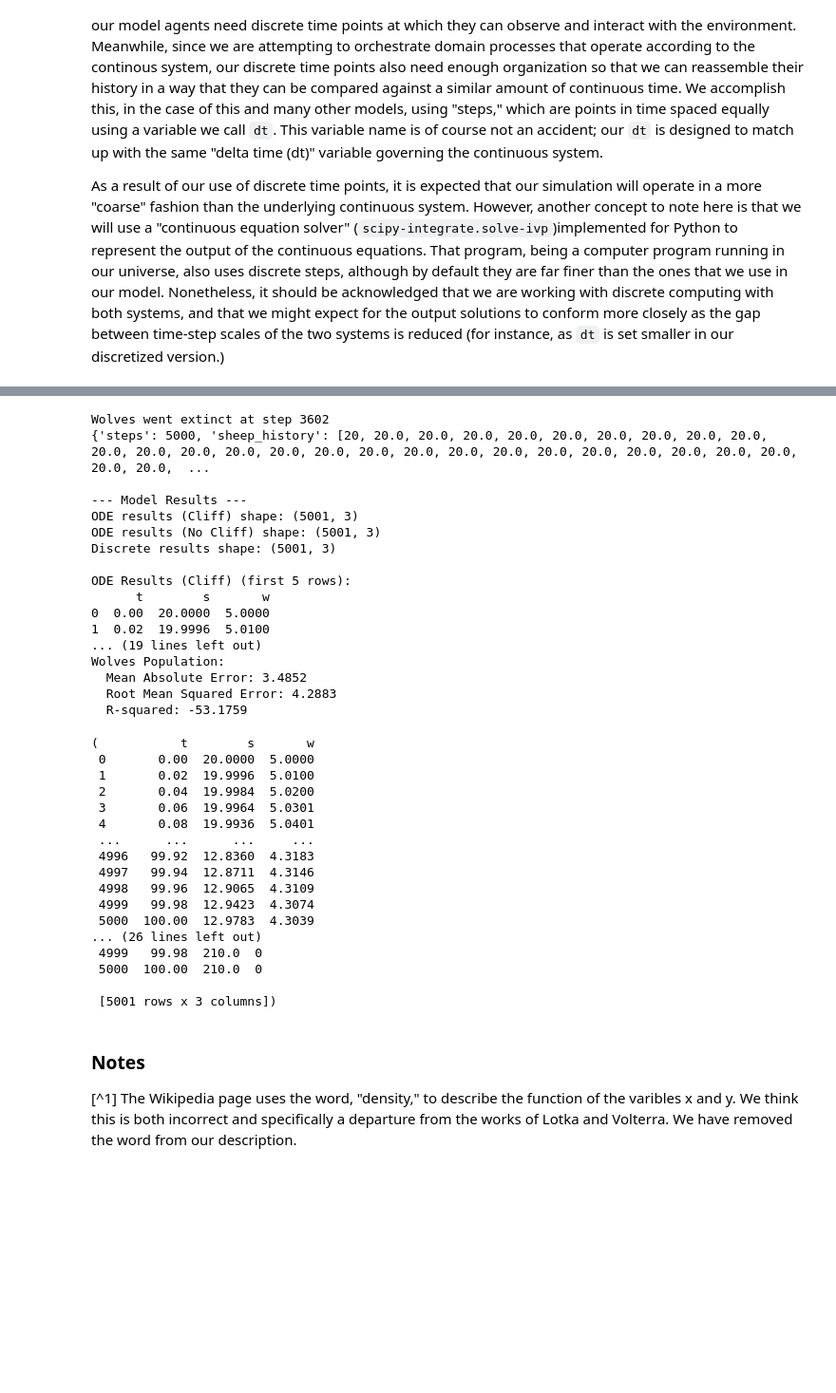
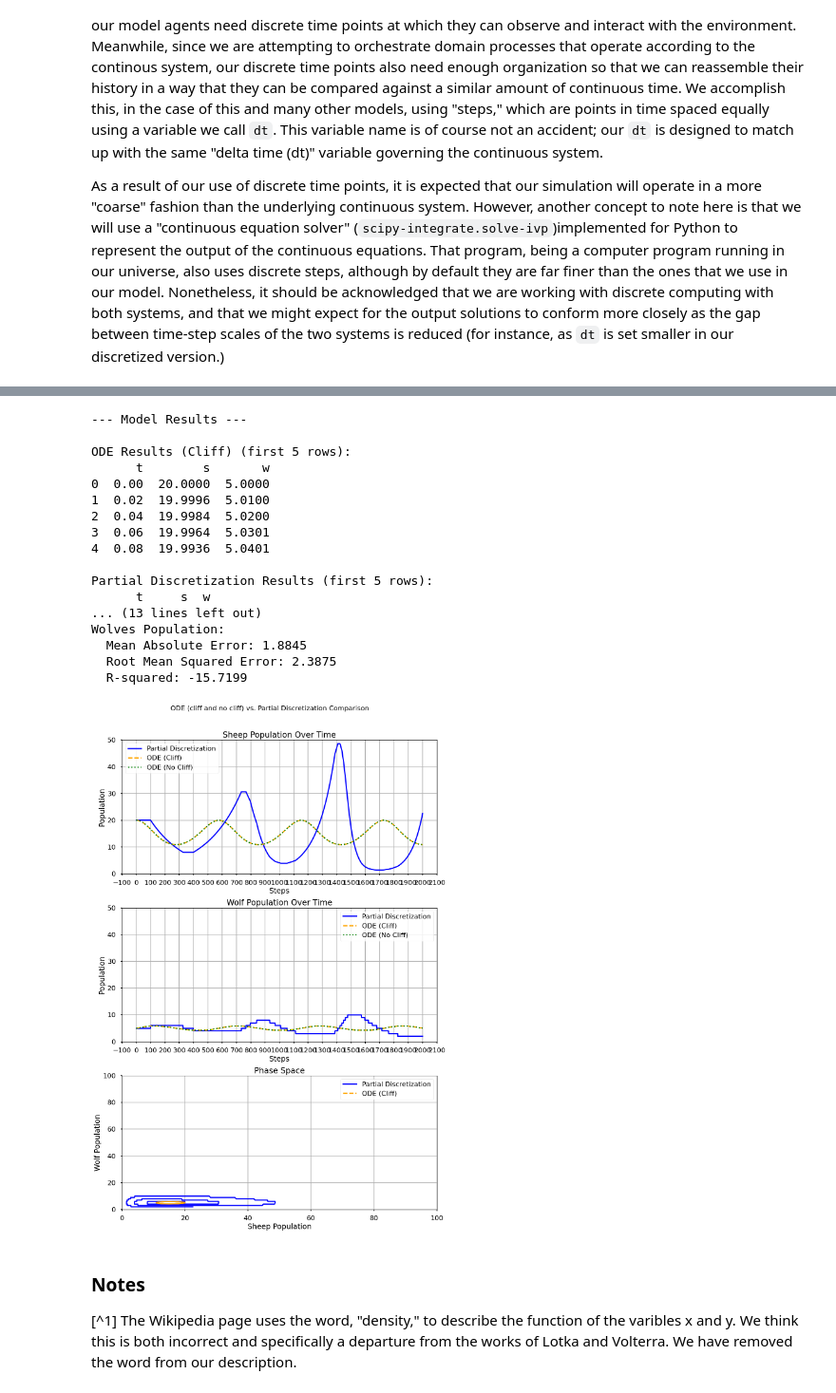
Before and after one commit to peterdresslar/do-android-wolves-dream-of-electric-sheep, a Jupyter notebook: notebooks/validation.ipynb, the cells around one changed output, grey strips where cells are left out. Shown: that part at 95% size. Cells and saved outputs as stored; diff of their text form; code cells hidden in the pictures; blank space fills up the shorter version.

```diff
--- a/notebooks/validation.ipynb
+++ b/notebooks/validation.ipynb
@@ -307,44 +315,31 @@ model_params["beta"] = 0.2
 model_params["gamma"] = 0.3
 model_params["delta"] = 0.1
 
-model_params["steps"] = 5000
+model_params["steps"] = 2000
 
-test_prop_partial_discretization_matches_ode(model_params)
+ode_r, ode_no_cliff_r, partial_r = test_prop_partial_discretization_matches_ode(model_params)
 # %% [output]
-Wolves went extinct at step 3602
-{'steps': 5000, 'sheep_history': [20, 20.0, 20.0, 20.0, 20.0, 20.0, 20.0, 20.0, 20.0, 20.0, 20.0, 20.0, 20.0, 20.0, 20.0, 20.0, 20.0, 20.0, 20.0, 20.0, 20.0, 20.0, 20.0, 20.0, 20.0, 20.0, 20.0, 20.0,  ...
-
 --- Model Results ---
-ODE results (Cliff) shape: (5001, 3)
-ODE results (No Cliff) shape: (5001, 3)
-Discrete results shape: (5001, 3)
 
 ODE Results (Cliff) (first 5 rows):
       t        s       w
 0  0.00  20.0000  5.0000
 1  0.02  19.9996  5.0100
-... (19 lines left out)
+2  0.04  19.9984  5.0200
+3  0.06  19.9964  5.0301
+4  0.08  19.9936  5.0401
+
+Partial Discretization Results (first 5 rows):
+      t     s  w
+... (13 lines left out)
 Wolves Population:
-  Mean Absolute Error: 3.4852
-  Root Mean Squared Error: 4.2883
-  R-squared: -53.1759
+  Mean Absolute Error: 1.8845
+  Root Mean Squared Error: 2.3875
+  R-squared: -15.7199
-(           t        s       w
- 0       0.00  20.0000  5.0000
- 1       0.02  19.9996  5.0100
- 2       0.04  19.9984  5.0200
- 3       0.06  19.9964  5.0301
- 4       0.08  19.9936  5.0401
- ...      ...      ...     ...
- 4996   99.92  12.8360  4.3183
- 4997   99.94  12.8711  4.3146
- 4998   99.96  12.9065  4.3109
- 4999   99.98  12.9423  4.3074
- 5000  100.00  12.9783  4.3039
-... (26 lines left out)
- 4999   99.98  210.0  0
- 5000  100.00  210.0  0
-
- [5001 rows x 3 columns])
+# %%
+plot_partial_matches_ode(model_params, partial_r, ode_r, ode_no_cliff_r)
+# %% [output]
+[figure, added]
 # %% [markdown]
 ### Notes
 
```
Also changed, not shown: parts of 4 cells of this notebook.
